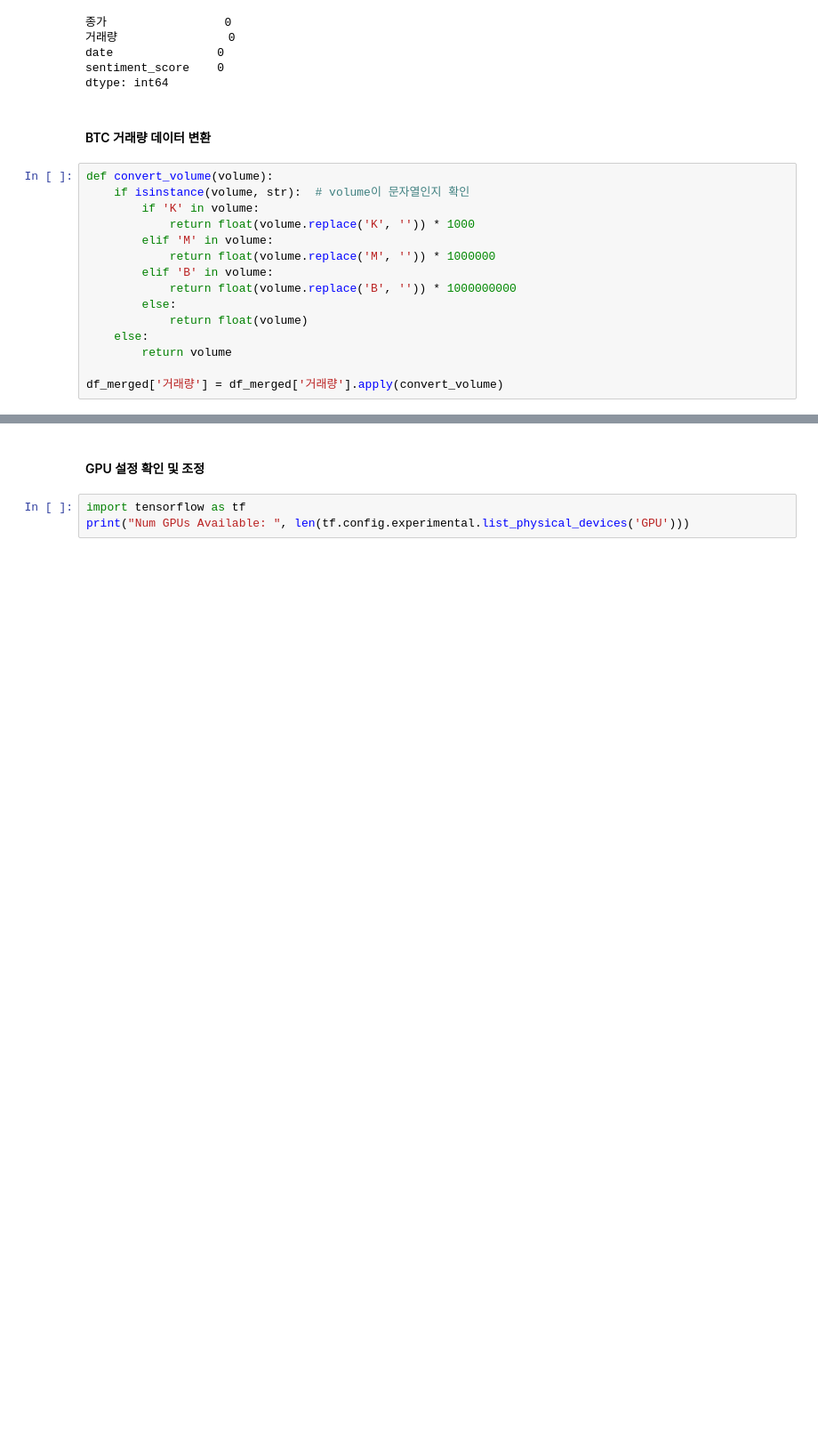
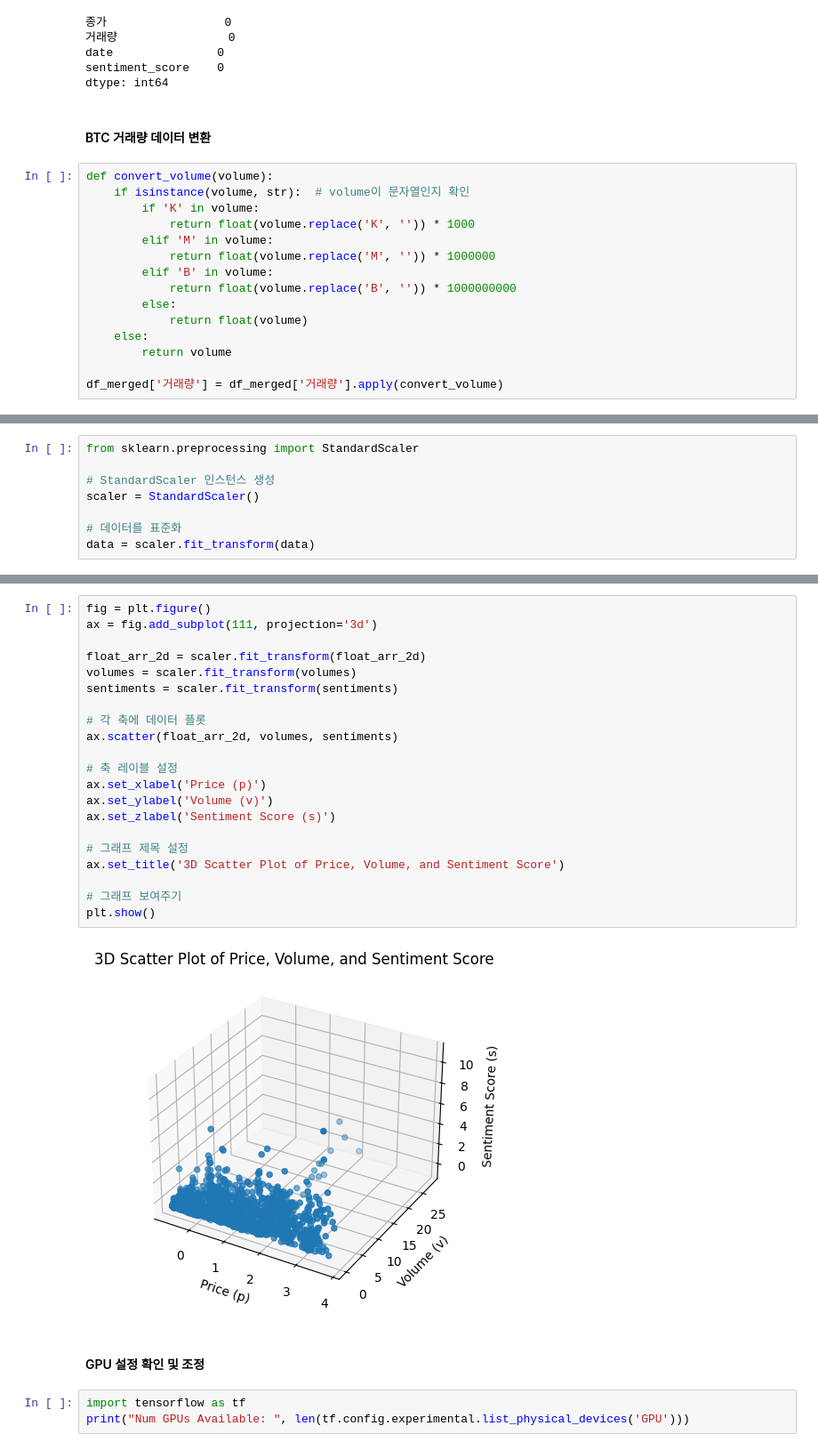
Before and after one commit to SsuFin/Sentiment-Portfolio-Asset-allocation, a Jupyter notebook: ECM-LSTM.ipynb, the cells around one changed output, grey strips where cells are left out. Shown at 89% size. Saved outputs shown, nothing was run; the diff lists cells and outputs as text; blank space fills up the shorter version.

```diff
--- a/ECM-LSTM.ipynb
+++ b/ECM-LSTM.ipynb
@@ -196,0 +201,8 @@ print(data)
+# %%
+from sklearn.preprocessing import StandardScaler
+
+# StandardScaler 인스턴스 생성
+scaler = StandardScaler()
+
+# 데이터를 표준화
+data = scaler.fit_transform(data)
@@ -197,3 +235,26 @@ print(data)
+# %%
+fig = plt.figure()
+ax = fig.add_subplot(111, projection='3d')
+
+float_arr_2d = scaler.fit_transform(float_arr_2d)
+volumes = scaler.fit_transform(volumes)
+sentiments = scaler.fit_transform(sentiments)
+
+# 각 축에 데이터 플롯
+ax.scatter(float_arr_2d, volumes, sentiments)
+
+# 축 레이블 설정
+ax.set_xlabel('Price (p)')
+ax.set_ylabel('Volume (v)')
+ax.set_zlabel('Sentiment Score (s)')
+
+# 그래프 제목 설정
+ax.set_title('3D Scatter Plot of Price, Volume, and Sentiment Score')
+
+# 그래프 보여주기
+plt.show()
+# %% [output]
+[figure, added]
 # %% [markdown]
 #### GPU 설정 확인 및 조정
 # %%
```
Also changed, not shown: parts of 16 cells of this notebook.
